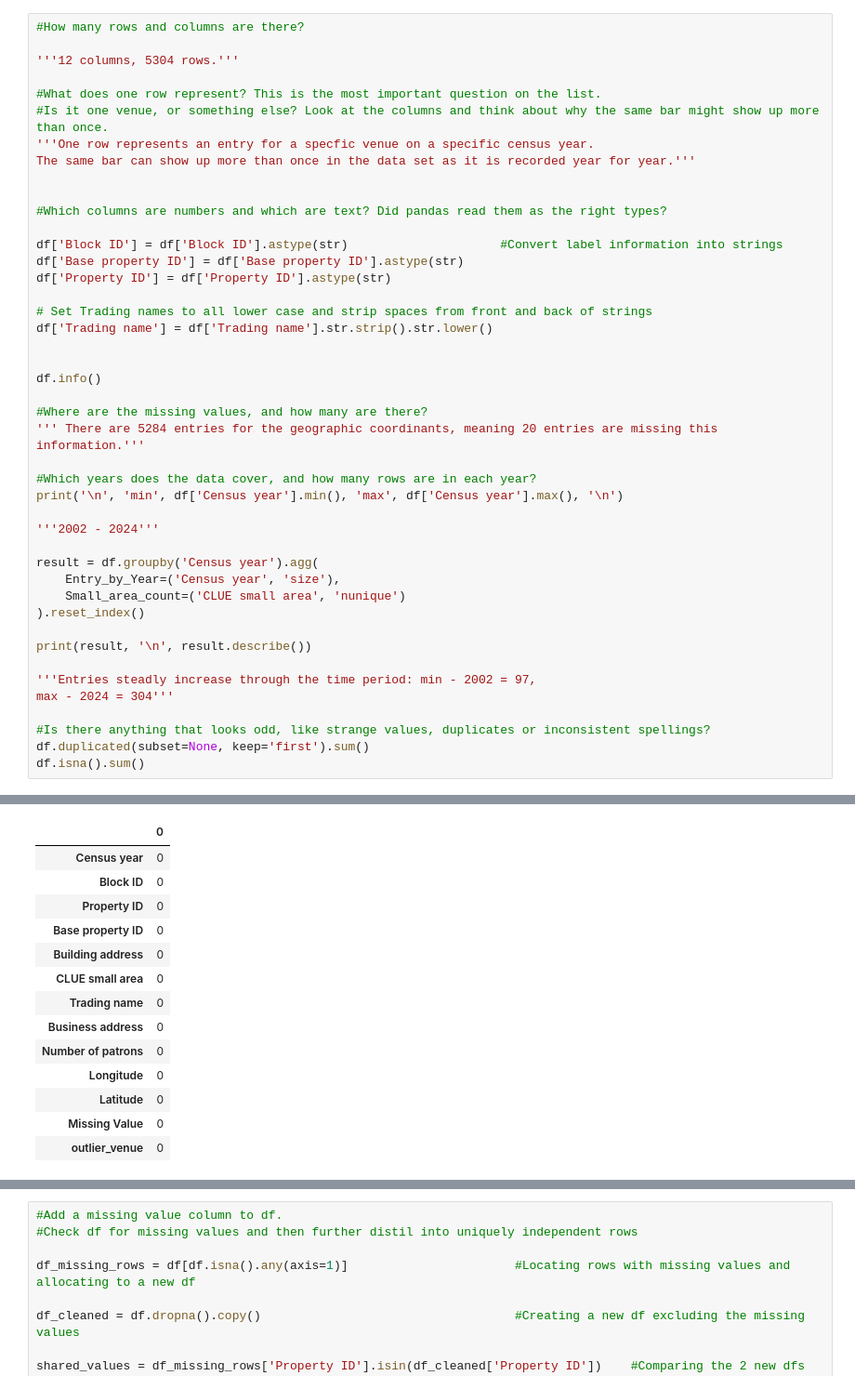
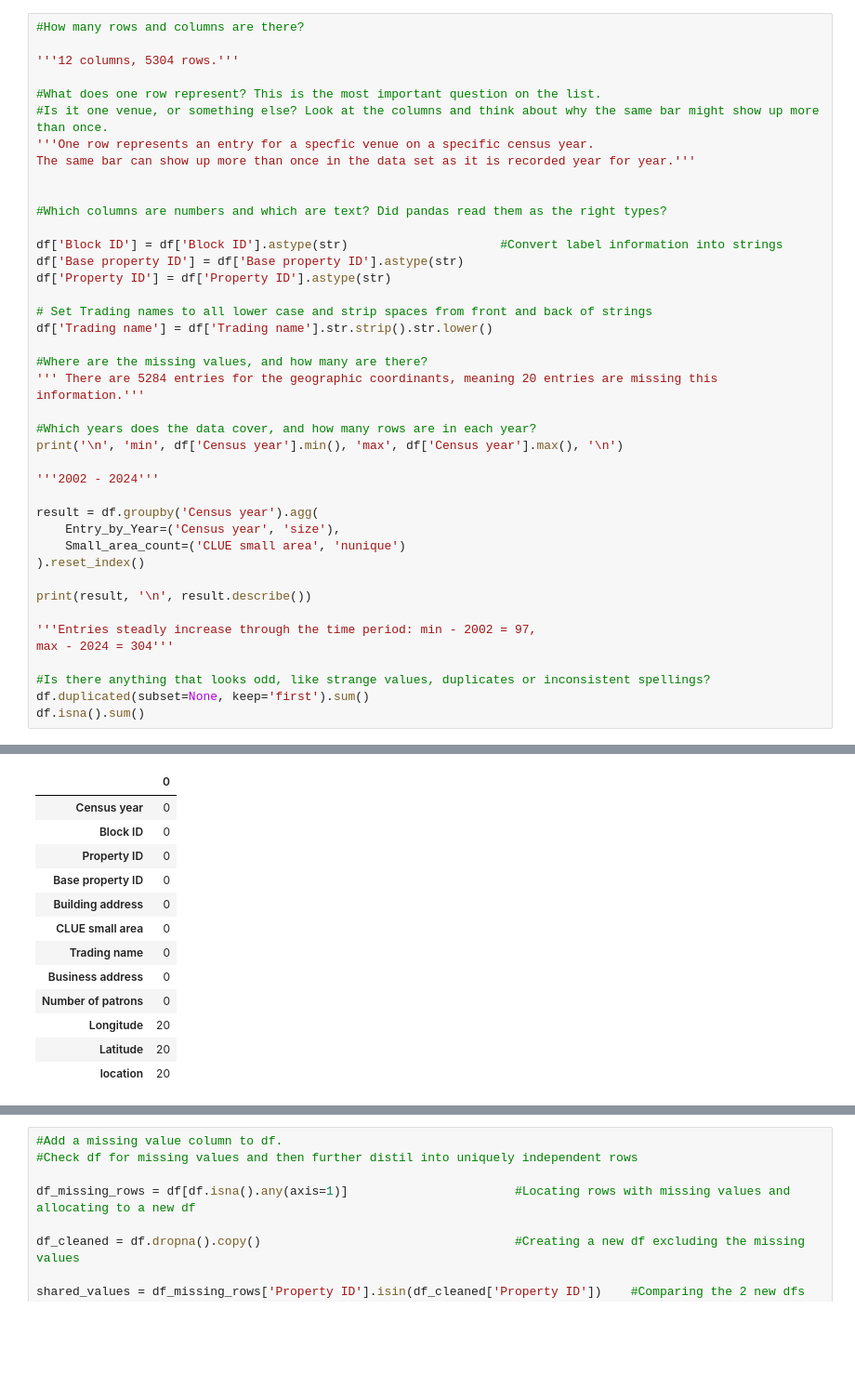
Before and after one commit to jptrainor4-glitch/Data-Analytics, a Jupyter notebook: Bars_data_cleaning.ipynb, the cells around one changed output, grey strips where cells are left out. Shown at 93% size. Drawn from its saved outputs; the diff is of its cells as text; blank space fills up the shorter version.

```diff
--- a/Bars_data_cleaning.ipynb
+++ b/Bars_data_cleaning.ipynb
@@ -75,9 +75,6 @@ df['Property ID'] = df['Property ID'].astype(str)
 
 # Set Trading names to all lower case and strip spaces from front and back of strings
 df['Trading name'] = df['Trading name'].str.strip().str.lower()
-
-
-df.info()
 
 #Where are the missing values, and how many are there?
 ''' There are 5284 entries for the geographic coordinants, meaning 20 entries are missing this information.'''
@@ -117,21 +114,20 @@ Data columns (total 13 columns):
 25%     2007.50000     193.000000         10.500000
 50%     2013.00000     259.000000         11.000000
 75%     2018.50000     269.000000         11.000000
 max     2024.00000     304.000000         12.000000
 |  | 0 |
 | Census year | 0 |
 | Block ID | 0 |
 | Property ID | 0 |
 | Base property ID | 0 |
 | Building address | 0 |
 | CLUE small area | 0 |
 | Trading name | 0 |
 | Business address | 0 |
 | Number of patrons | 0 |
-| Longitude | 0 |
-| Latitude | 0 |
-| Missing Value | 0 |
-| outlier_venue | 0 |
+| Longitude | 20 |
+| Latitude | 20 |
+| location | 20 |
 dtype: int64
 # %%
 #Add a missing value column to df.
```
Also changed, not shown: parts of 7 cells of this notebook.
